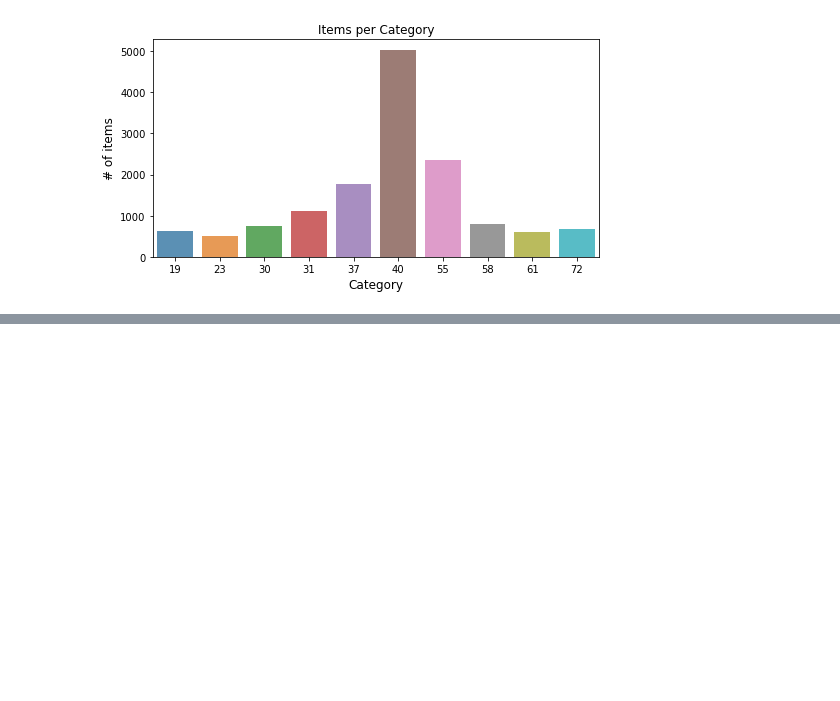
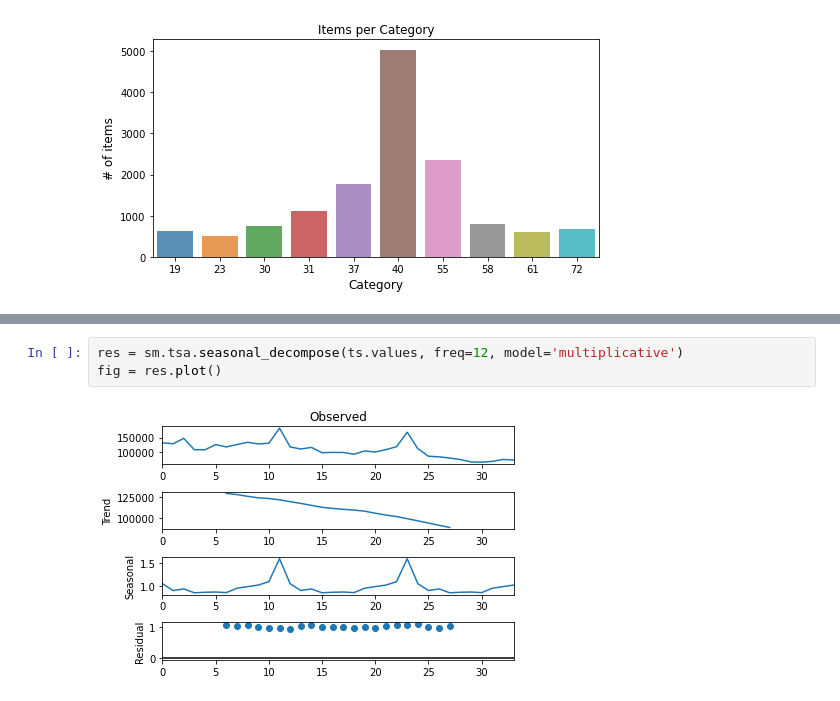
Before and after one commit to ducksfrogs/lemon_com, a Jupyter notebook: future_sales/jup/eda.ipynb, the cells around one changed output, grey strips where cells are left out. Drawn from its saved outputs; the diff is of its cells as text; blank space fills up the shorter version.

```diff
--- a/future_sales/jup/eda.ipynb
+++ b/future_sales/jup/eda.ipynb
@@ -109,0 +136,5 @@ plt.show()
+# %%
+res = sm.tsa.seasonal_decompose(ts.values, freq=12, model='multiplicative')
+fig = res.plot()
+# %% [output]
+[figure, added]
```
Also changed, not shown: parts of 4 cells of this notebook, 2 other files.
